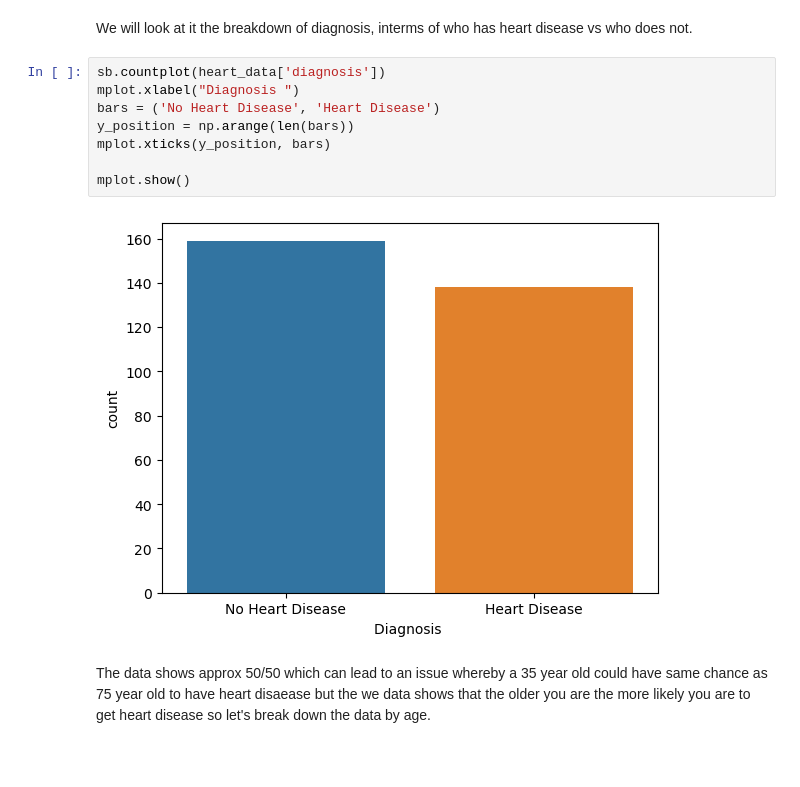
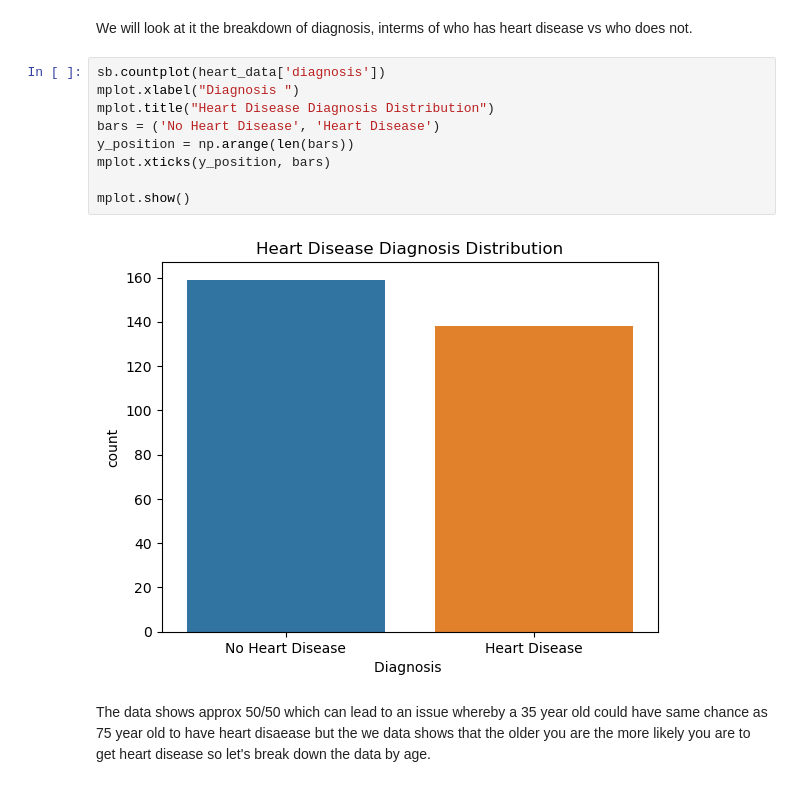
Before and after one commit to frankquinn89/PROGRAMMING_FOR_DATA_ANALYSIS, a Jupyter notebook: project.ipynb, the cells around one changed output. Cells and saved outputs as stored; diff of their text form; blank space fills up the shorter version.

```diff
--- a/project.ipynb
+++ b/project.ipynb
@@ -148,13 +154,14 @@ We will look at it the breakdown of diagnosis, interms of who has heart disease
 # %%
 sb.countplot(heart_data['diagnosis'])
 mplot.xlabel("Diagnosis ")
+mplot.title("Heart Disease Diagnosis Distribution")
 bars = ('No Heart Disease', 'Heart Disease')
 y_position = np.arange(len(bars))
 mplot.xticks(y_position, bars)
 
 mplot.show()
 # %% [output]
-[figure, old version]
+[figure, new version]
 # %% [markdown]
 The data shows approx 50/50 which can lead to an issue whereby a 35 year old could have same chance as 75 year old to have heart disaease but the we data shows that the older you are the more likely you are to get heart disease so let's break down the data by age.
 # %%
```
Also changed, not shown: parts of 36 cells of this notebook.
